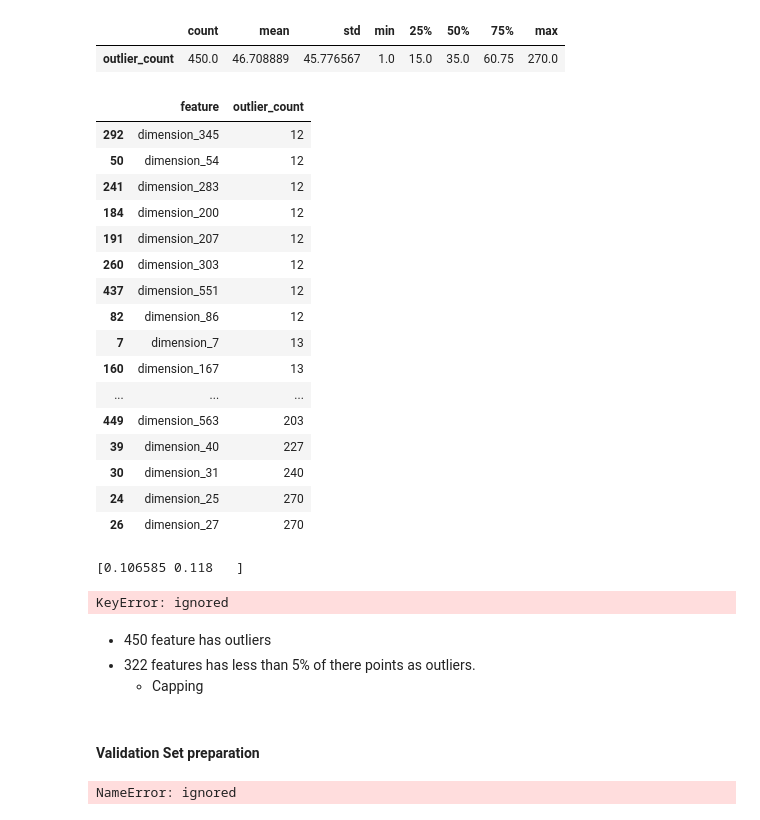
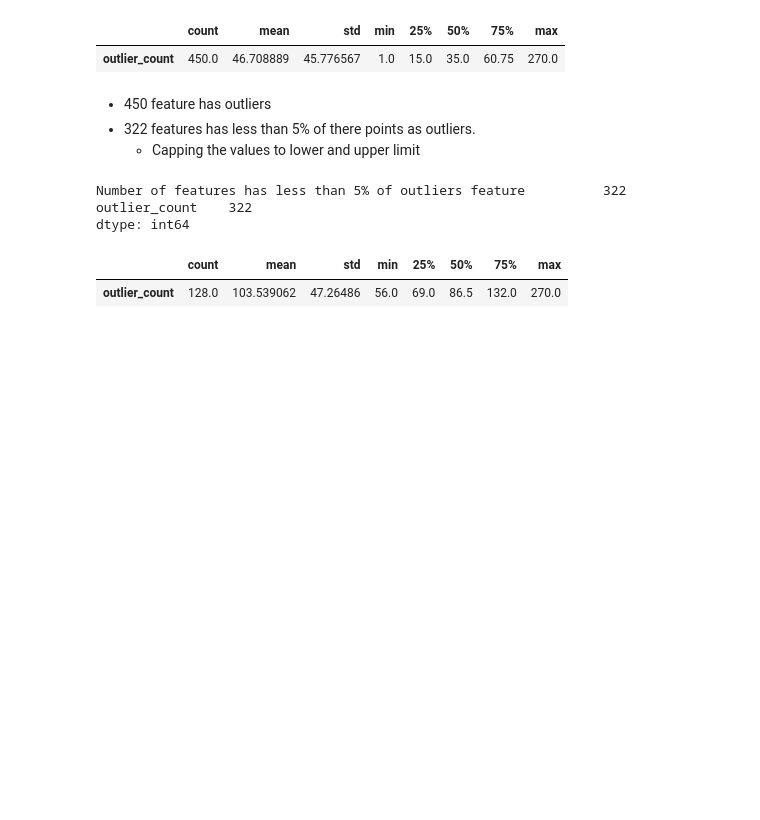
Before and after one commit to baalasangar/MLAI, a Jupyter notebook: 07_FeatureEngineering/Assignment/FeatureEngineering.ipynb, the cells around one changed output. Drawn from its saved outputs; the diff is of its cells as text; code cells hidden in the pictures; blank space fills up the shorter version.

```diff
--- a/07_FeatureEngineering/Assignment/FeatureEngineering.ipynb
+++ b/07_FeatureEngineering/Assignment/FeatureEngineering.ipynb
@@ -201,56 +214,30 @@ outlier_data.describe().T
 # %% [output]
 |  | count | mean | std | min | 25% | 50% | 75% | max |
 | outlier_count | 450.0 | 46.708889 | 45.776567 | 1.0 | 15.0 | 35.0 | 60.75 | 270.0 |
+# %% [markdown]
+- 450 feature has outliers
+- 322 features has less than 5% of there points as outliers.
+  - Capping the values to lower and upper limit
 # %%
 cutoff = round(train_data.shape[0]*0.05)
+#print(cutoff)
 print("Number of features has less than 5% of outliers",
       outlier_data[(outlier_data['outlier_count']<=cutoff) & (outlier_data['outlier_count']>=1)].count())
 outlier_feature_name = list(outlier_data[(outlier_data['outlier_count']<=cutoff) & (outlier_data['outlier_count']>=1)]["feature"])
-print(outlier_feature_name)
+#print(outlier_feature_name)
 for feature_name in outlier_feature_name:
-  perc = train_data[feature_name].quantile([0.01,0.99]).values
-  #print(feature_name)
-  #print(perc)
+  Q1 = train_data[feature_name].quantile(0.25)
+  Q3 = train_data[feature_name].quantile(0.75)
+  IQR = Q3 - Q1
+  perc = [(Q1 - 1.5 * IQR),(Q3 + 1.5 * IQR)]
   train_data[feature_name] = np.clip(train_data[feature_name],perc[0],perc[1])
+# %% [output]
+Number of features has less than 5% of outliers feature          322
+outlier_count    322
+dtype: int64
 # %%
 outlier_data = checkoutliers(train_data)
-outlier_data
+outlier_data.describe().T
 # %% [output]
-|  | feature | outlier_count |
-| 292 | dimension_345 | 12 |
-| 50 | dimension_54 | 12 |
-| 241 | dimension_283 | 12 |
-| 184 | dimension_200 | 12 |
-| 191 | dimension_207 | 12 |
-| 260 | dimension_303 | 12 |
-| 437 | dimension_551 | 12 |
-| 82 | dimension_86 | 12 |
-| 7 | dimension_7 | 13 |
-| 160 | dimension_167 | 13 |
-| ... | ... | ... |
-| 449 | dimension_563 | 203 |
-| 39 | dimension_40 | 227 |
-| 30 | dimension_31 | 240 |
-| 24 | dimension_25 | 270 |
-| 26 | dimension_27 | 270 |
+|  | count | mean | std | min | 25% | 50% | 75% | max |
+| outlier_count | 128.0 | 103.539062 | 47.26486 | 56.0 | 69.0 | 86.5 | 132.0 | 270.0 |
-# %%
-perc = train_data["dimension_542"].quantile([0.01,0.99])
-print(perc.values)
-np.clip(train_data["dimension_542"],perc[0],perc[1])
-# %% [output]
-[0.106585 0.118   ]
-KeyError: ignored
-# %% [markdown]
-- 450 feature has outliers
-- 322 features has less than 5% of there points as outliers.
-  - Capping
-# %% [markdown]
-#### Validation Set preparation
-# %%
-X_train_test_validate = data_impute.iloc[:,:-1]
-y_train_test_validate = data_impute.iloc[:,-1:]
-
-X_train_test, X_validate,y_train_test,y_validate = train_test_split(X_train_test_validate, y_train_test_validate, test_size=0.15, random_state=123)
-check_distribution(y_train_test,y_validate,['Target'])
-# %% [output]
-NameError: ignored
```
Also changed, not shown: parts of 1 cell of this notebook.
